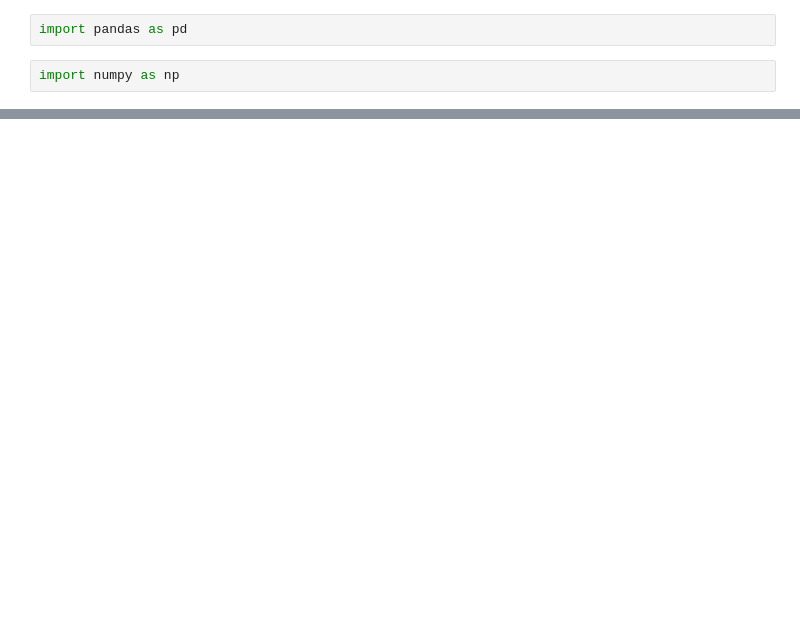
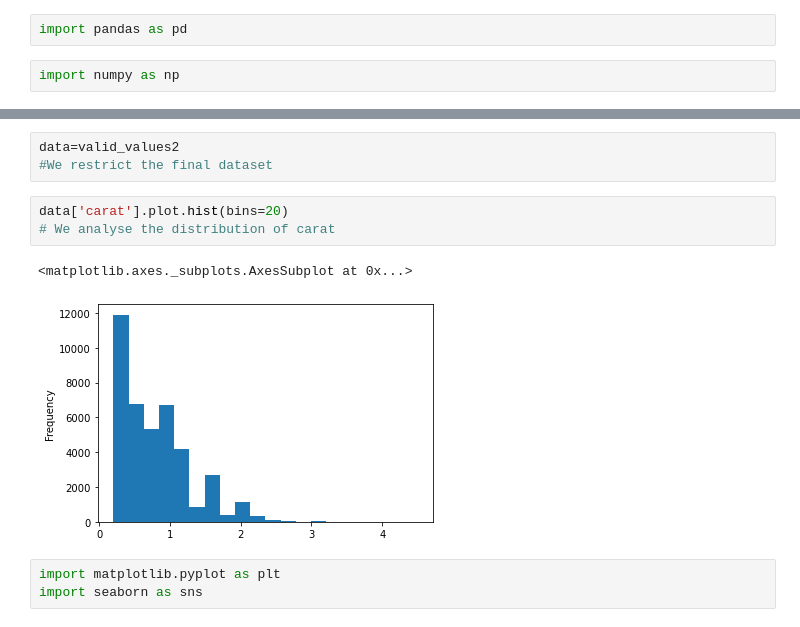
Before and after one commit to davidgozalo/ih_datamadpt0420_project_m2, a Jupyter notebook: First Analysis.ipynb, the cells around one changed output, grey strips where cells are left out. Saved outputs shown, nothing was run; the diff lists cells and outputs as text; blank space fills up the shorter version.

```diff
--- a/First Analysis.ipynb
+++ b/First Analysis.ipynb
@@ -6,0 +212,12 @@ data = pd.read_csv("diamonds_train.csv")
+# %%
+data=valid_values2
+#We restrict the final dataset
+# %%
+data['carat'].plot.hist(bins=20)
+# We analyse the distribution of carat
+# %% [output]
+<matplotlib.axes._subplots.AxesSubplot at 0x...>
+[figure, added]
+# %%
+import matplotlib.pyplot as plt
+import seaborn as sns
```
Also changed, not shown: parts of 75 cells of this notebook.
